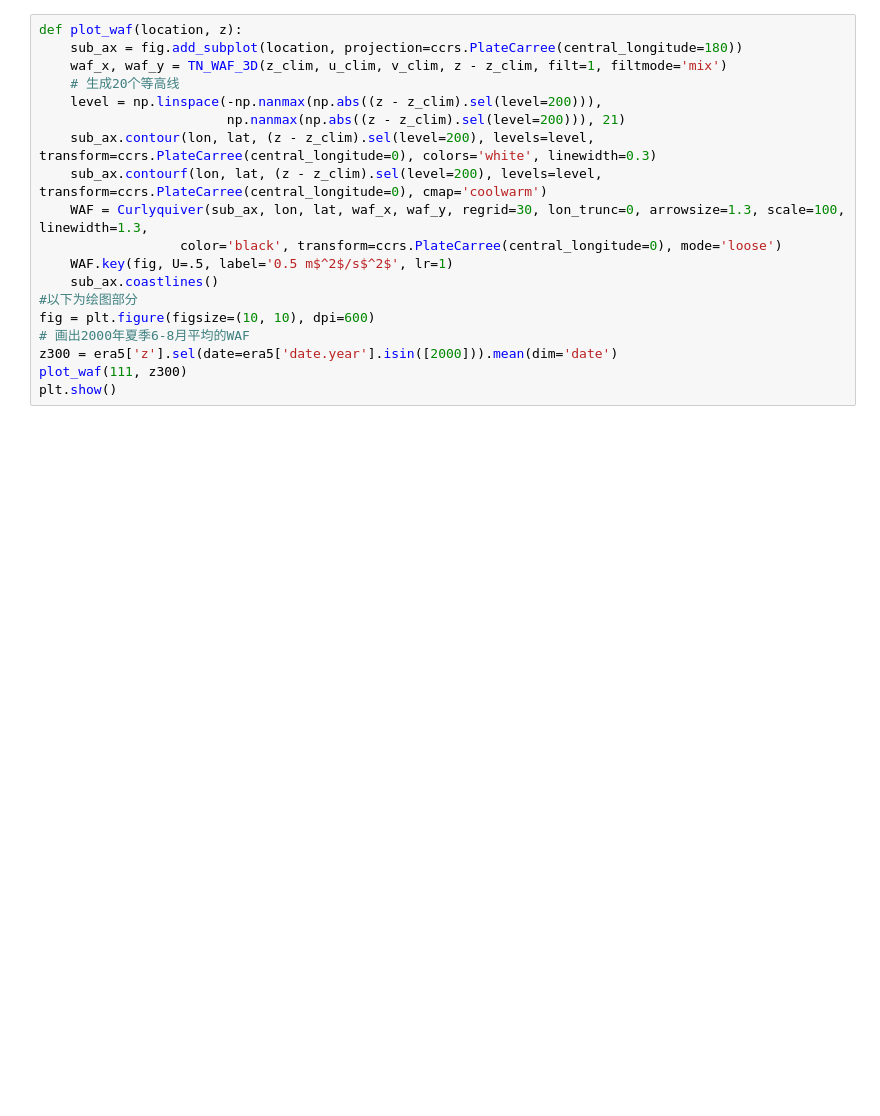
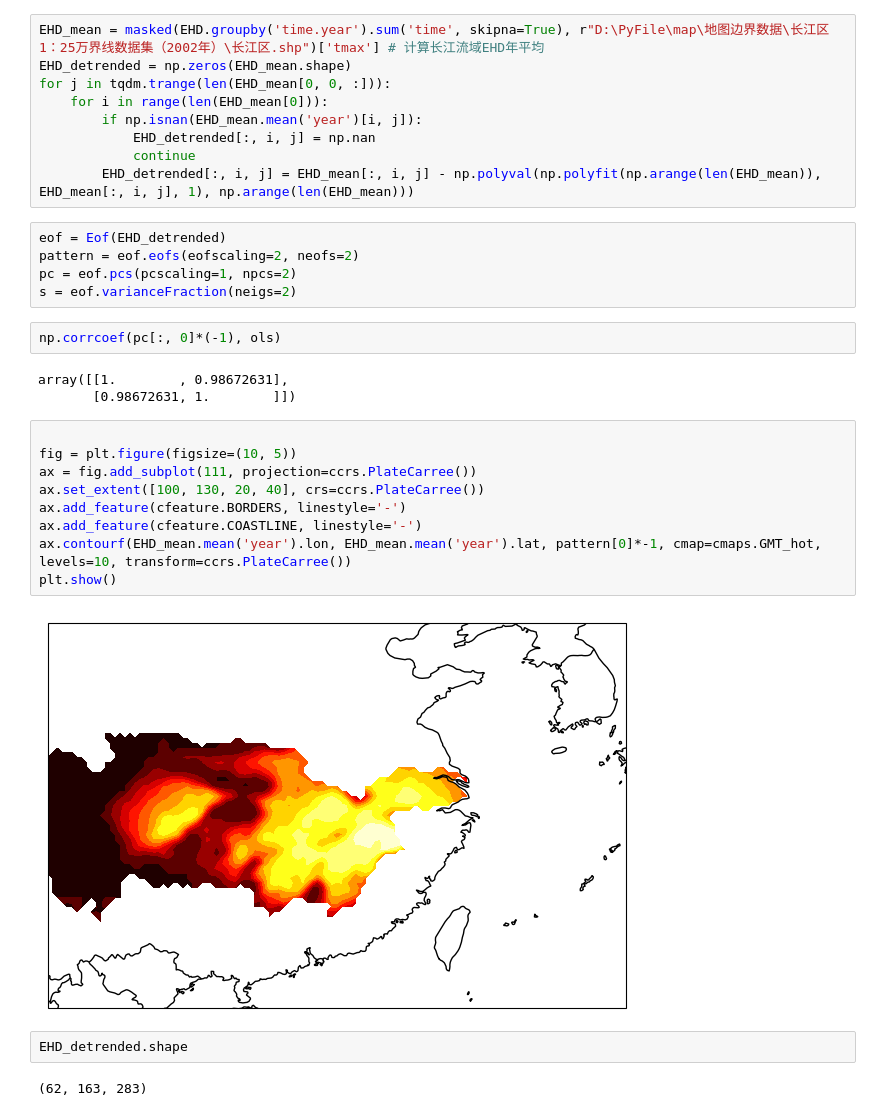
Before and after one commit to hhhopsong/work, a Jupyter notebook: Meteorological/test.ipynb, the cells around one changed output. Saved outputs shown, nothing was run; the diff lists cells and outputs as text; blank space fills up the shorter version.

```diff
--- a/Meteorological/test.ipynb
+++ b/Meteorological/test.ipynb
@@ -59,19 +49,34 @@ array([[1.        , 0.97233327],
+# %%
+EHD_mean = masked(EHD.groupby('time.year').sum('time', skipna=True), r"D:\PyFile\map\地图边界数据\长江区1：25万界线数据集（2002年）\长江区.shp")['tmax'] # 计算长江流域EHD年平均
+EHD_detrended = np.zeros(EHD_mean.shape)
+for j in tqdm.trange(len(EHD_mean[0, 0, :])):
+    for i in range(len(EHD_mean[0])):
+        if np.isnan(EHD_mean.mean('year')[i, j]):
+            EHD_detrended[:, i, j] = np.nan
+            continue
+        EHD_detrended[:, i, j] = EHD_mean[:, i, j] - np.polyval(np.polyfit(np.arange(len(EHD_mean)), EHD_mean[:, i, j], 1), np.arange(len(EHD_mean)))
+# %%
+eof = Eof(EHD_detrended)
+pattern = eof.eofs(eofscaling=2, neofs=2)
+pc = eof.pcs(pcscaling=1, npcs=2)
+s = eof.varianceFraction(neigs=2)
+# %%
+np.corrcoef(pc[:, 0]*(-1), ols)
+# %% [output]
+array([[1.        , 0.98672631],
+       [0.98672631, 1.        ]])
 # %%
-def plot_waf(location, z):
-    sub_ax = fig.add_subplot(location, projection=ccrs.PlateCarree(central_longitude=180))
-    waf_x, waf_y = TN_WAF_3D(z_clim, u_clim, v_clim, z - z_clim, filt=1, filtmode='mix')
-    # 生成20个等高线
-    level = np.linspace(-np.nanmax(np.abs((z - z_clim).sel(level=200))),
-                        np.nanmax(np.abs((z - z_clim).sel(level=200))), 21)
-    sub_ax.contour(lon, lat, (z - z_clim).sel(level=200), levels=level, transform=ccrs.PlateCarree(central_longitude=0), colors='white', linewidth=0.3)
-    sub_ax.contourf(lon, lat, (z - z_clim).sel(level=200), levels=level, transform=ccrs.PlateCarree(central_longitude=0), cmap='coolwarm')
-    WAF = Curlyquiver(sub_ax, lon, lat, waf_x, waf_y, regrid=30, lon_trunc=0, arrowsize=1.3, scale=100, linewidth=1.3,
-                  color='black', transform=ccrs.PlateCarree(central_longitude=0), mode='loose')
-    WAF.key(fig, U=.5, label='0.5 m$^2$/s$^2$', lr=1)
-    sub_ax.coastlines()
-#以下为绘图部分
-fig = plt.figure(figsize=(10, 10), dpi=600)
-# 画出2000年夏季6-8月平均的WAF
-z300 = era5['z'].sel(date=era5['date.year'].isin([2000])).mean(dim='date')
-plot_waf(111, z300)
+
+fig = plt.figure(figsize=(10, 5))
+ax = fig.add_subplot(111, projection=ccrs.PlateCarree())
+ax.set_extent([100, 130, 20, 40], crs=ccrs.PlateCarree())
+ax.add_feature(cfeature.BORDERS, linestyle='-')
+ax.add_feature(cfeature.COASTLINE, linestyle='-')
+ax.contourf(EHD_mean.mean('year').lon, EHD_mean.mean('year').lat, pattern[0]*-1, cmap=cmaps.GMT_hot, levels=10, transform=ccrs.PlateCarree())
 plt.show()
+# %% [output]
+[figure, added]
+# %%
+EHD_detrended.shape
+# %% [output]
+(62, 163, 283)
```
Also changed, not shown: parts of 8 cells of this notebook, 5 other files.
